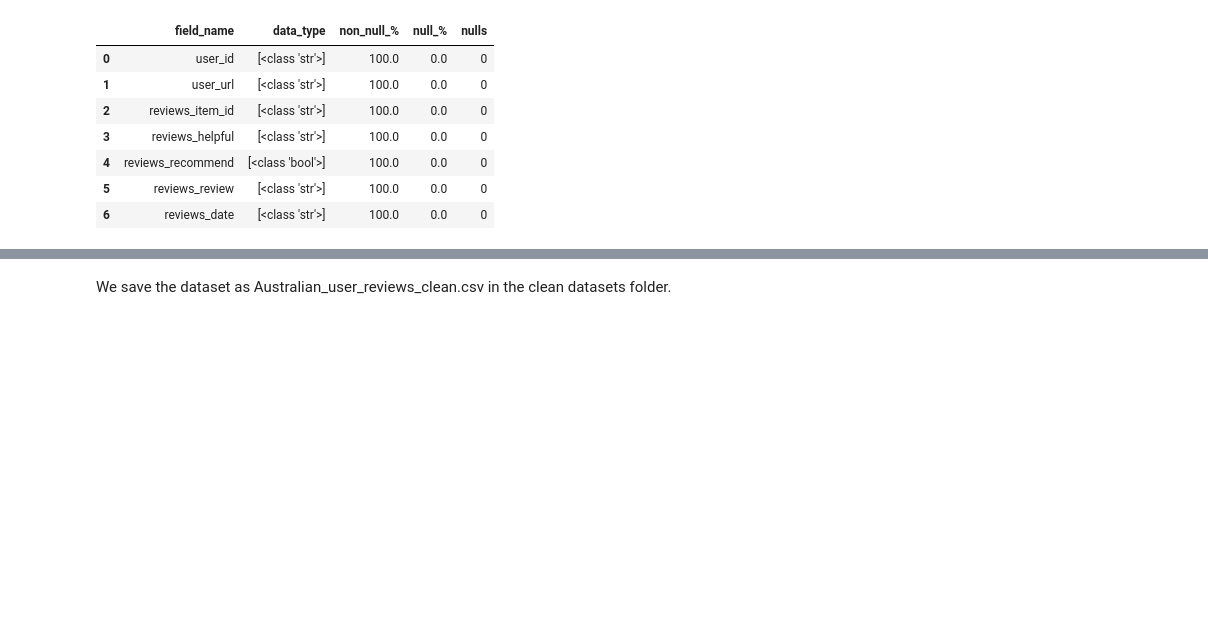
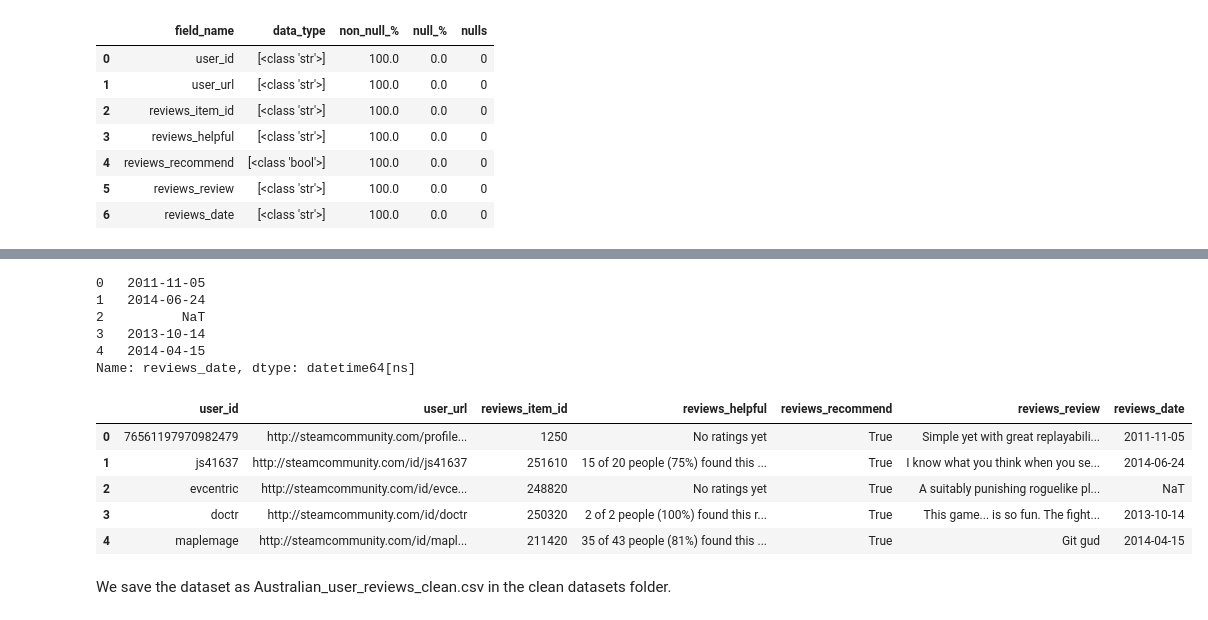
Before and after one commit to MigueJhota/Optimizing-Recommender-Systems-with-an-Advanced-MLOps-Pipeline, a Jupyter notebook: ETL_australia_user_reviews.ipynb, the cells around one changed output, grey strips where cells are left out. Drawn from its saved outputs; the diff is of its cells as text; code cells hidden in the pictures; blank space fills up the shorter version.

```diff
--- a/ETL_australia_user_reviews.ipynb
+++ b/ETL_australia_user_reviews.ipynb
@@ -472,6 +472,30 @@ df_reviews.head()
 | 2 | evcentric | http://steamcommunity.com/id/evce... | 248820 | No ratings yet | True | A suitably punishing roguelike pl... | Invalid format |
 | 3 | doctr | http://steamcommunity.com/id/doctr | 250320 | 2 of 2 people (100%) found this r... | True | This game... is so fun. The fight... | 13-10-14 |
 | 4 | maplemage | http://steamcommunity.com/id/mapl... | 211420 | 35 of 43 people (81%) found this ... | True | Git gud | 14-04-15 |
+# %%
+import pandas as pd
+
+# Convertir las fechas al formato "YYYY-MM-DD"
+df_reviews["reviews_date"] = pd.to_datetime(df_reviews["reviews_date"], format='%y-%m-%d', errors='coerce')
+
+# Imprimir los primeros elementos para verificar el cambio de formato
+print(df_reviews["reviews_date"].head())
+# %% [output]
+0   2011-11-05
+1   2014-06-24
+2          NaT
+3   2013-10-14
+4   2014-04-15
+Name: reviews_date, dtype: datetime64[ns]
+# %%
+df_reviews.head()
+# %% [output]
+|  | user_id | user_url | reviews_item_id | reviews_helpful | reviews_recommend | reviews_review | reviews_date |
+| 0 | 76561197970982479 | http://steamcommunity.com/profile... | 1250 | No ratings yet | True | Simple yet with great replayabili... | 2011-11-05 |
+| 1 | js41637 | http://steamcommunity.com/id/js41637 | 251610 | 15 of 20 people (75%) found this ... | True | I know what you think when you se... | 2014-06-24 |
+| 2 | evcentric | http://steamcommunity.com/id/evce... | 248820 | No ratings yet | True | A suitably punishing roguelike pl... | NaT |
+| 3 | doctr | http://steamcommunity.com/id/doctr | 250320 | 2 of 2 people (100%) found this r... | True | This game... is so fun. The fight... | 2013-10-14 |
+| 4 | maplemage | http://steamcommunity.com/id/mapl... | 211420 | 35 of 43 people (81%) found this ... | True | Git gud | 2014-04-15 |
 # %% [markdown]
 We save the dataset as Australian_user_reviews_clean.csv in the clean datasets folder.
 # %%
```
Also changed, not shown: 5 other files.
